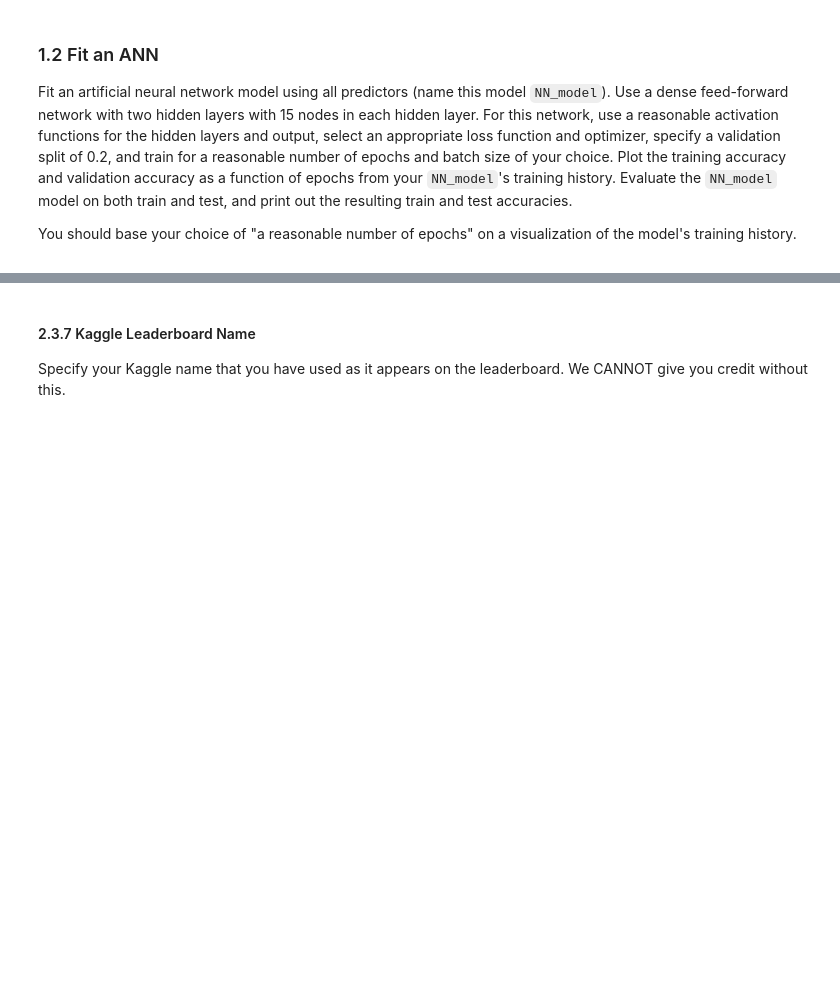
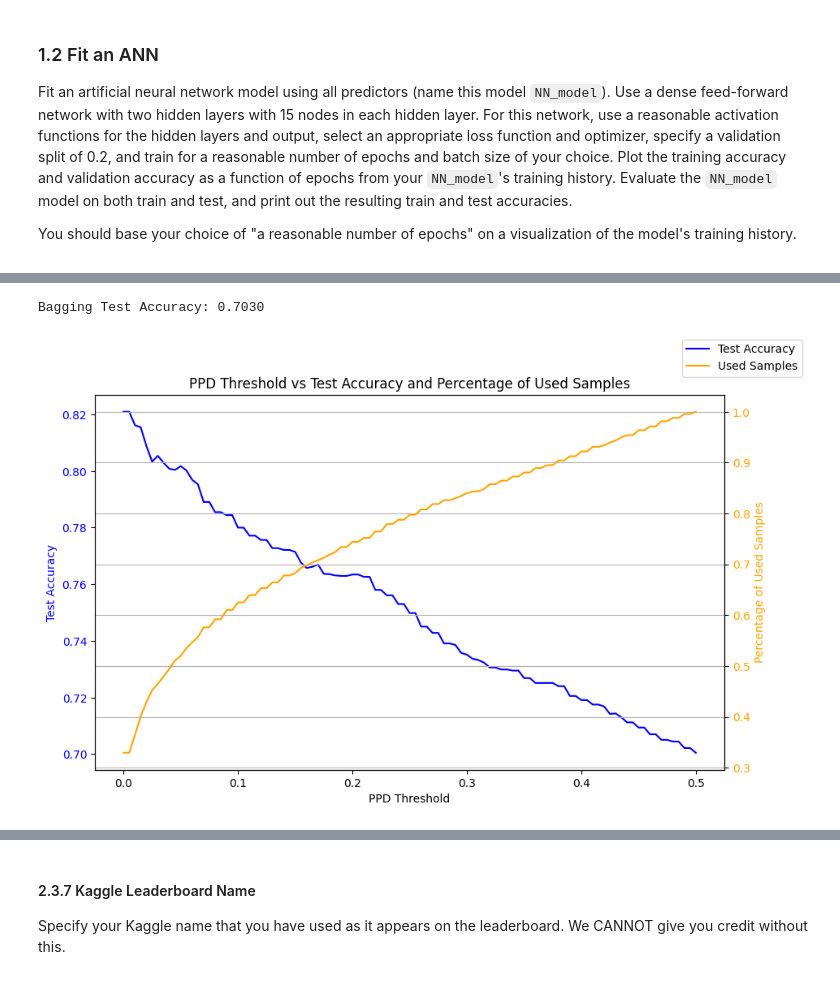
Before and after one commit to Andrew-S-Jing/cs1090b, a Jupyter notebook: hw/hw1/cs1090b_hw1.ipynb, the cells around one changed output, grey strips where cells are left out. Drawn from its saved outputs; the diff is of its cells as text; code cells hidden in the pictures; blank space fills up the shorter version.

```diff
--- a/hw/hw1/cs1090b_hw1.ipynb
+++ b/hw/hw1/cs1090b_hw1.ipynb
@@ -358,3 +707,54 @@ Let's explore how your resulting test accuracies might change by using your boot
 - What is the range of values PPD can take on? Is it the same as the range of our predictions themselves?
 - When calculating accuracies, you should only consider those observations that received predictions (i.e., not the abstained observations)
 </div>
+# %%
+bagging_test_y_pred_proba = np.mean(bootstrap_test_y_pred_proba, axis=0)
+bagging_test_y_pred = (bagging_test_y_pred_proba >= 0.5).astype(int)
+bagging_test_acc = accuracy_score(y_test, bagging_test_y_pred)
+print(f"Bagging Test Accuracy: {bagging_test_acc:.4f}")
+# %% [output]
+Bagging Test Accuracy: 0.7030
+# %%
+voting_percentages = np.mean((bootstrap_test_y_pred_proba >= 0.5).astype(int), axis=0)
+voting_y_pred = (voting_percentages >= 0.5).astype(int)
+
+ppd_thresholds = np.linspace(0, 0.5, 101)
+ppd_threshold_to_test_acc = []
+ppd_threshold_to_percentage_used = []
+for threshold in ppd_thresholds:
+    thresholded_voting_y_pred = []
+    thresholded_voting_y_true = []
+    for entry in range(len(voting_percentages)):
+        if voting_y_pred[entry] == 0 and voting_percentages[entry] <= threshold:
+            thresholded_voting_y_pred.append(0)
+            thresholded_voting_y_true.append(y_test.iloc[entry])
+        elif voting_y_pred[entry] == 1 and 1 - voting_percentages[entry] <= threshold:
+            thresholded_voting_y_pred.append(1)
+            thresholded_voting_y_true.append(y_test.iloc[entry])
+    acc = accuracy_score(thresholded_voting_y_true, thresholded_voting_y_pred)
+    ppd_threshold_to_test_acc.append(acc)
+    ppd_threshold_to_percentage_used.append(
+        len(thresholded_voting_y_true) / len(voting_percentages)
+    )
+
+fig = plt.figure(figsize=(10, 6))
+ax1 = fig.add_subplot(111)
+ax1.plot(ppd_thresholds, ppd_threshold_to_test_acc, color="blue", label="Test Accuracy")
+ax1.set_xlabel("PPD Threshold")
+ax1.set_ylabel("Test Accuracy", color="blue")
+ax1.tick_params(axis="y", labelcolor="blue")
+ax2 = ax1.twinx()
+ax2.plot(
+    ppd_thresholds,
+    ppd_threshold_to_percentage_used,
+    color="orange",
+    label="Used Samples",
+)
+ax2.set_ylabel("Percentage of Used Samples", color="orange")
+ax2.tick_params(axis="y", labelcolor="orange")
+plt.title("PPD Threshold vs Test Accuracy and Percentage of Used Samples")
+fig.legend(loc="upper right")
+plt.grid()
+plt.show()
+# %% [output]
+[figure, added]
```
Also changed, not shown: parts of 65 cells of this notebook, 3 other files.
